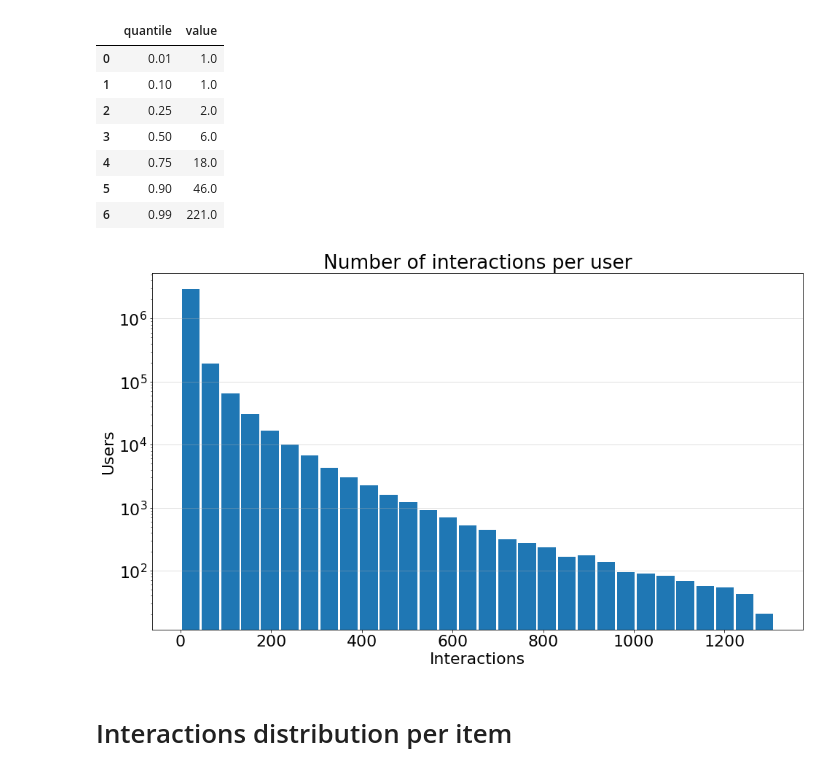
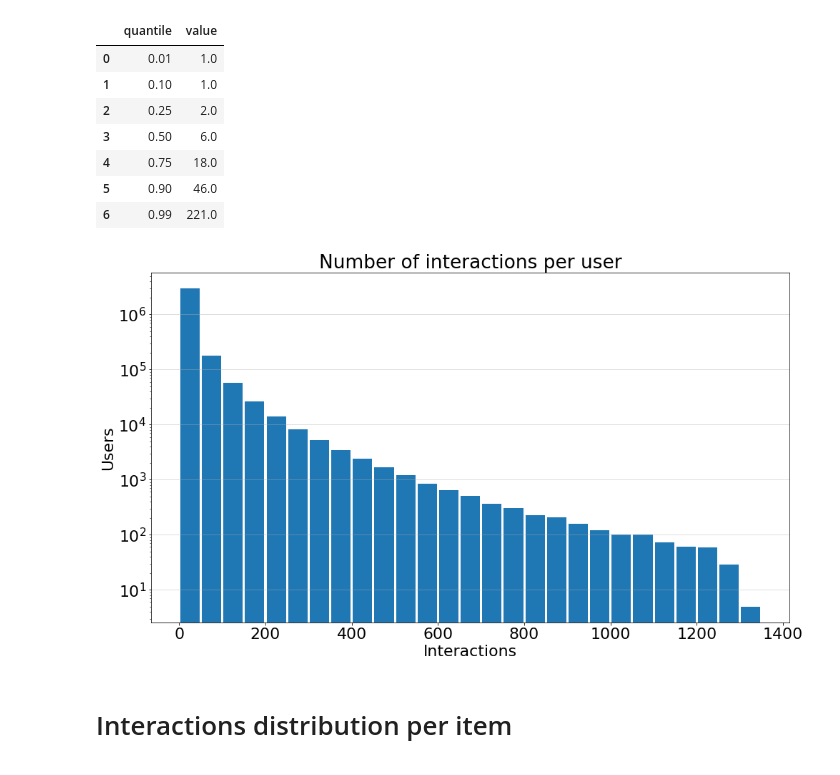
Before and after one commit to rob-kwiec/olx-jobs-recommendations, a Jupyter notebook: notebooks/data/analysis.ipynb, the cells around one changed output. Drawn from its saved outputs; the diff is of its cells as text; code cells hidden in the pictures.

Commit message:
data plots improvements

```diff
--- a/notebooks/data/analysis.ipynb
+++ b/notebooks/data/analysis.ipynb
@@ -92,18 +92,18 @@ Interactions distribution per user:
 | 5 | 0.90 | 46.0 |
 | 6 | 0.99 | 221.0 |
 # %%
-def plot_interactions_distribution(series, aggregation="user", ylabel="Users", bins=30):
+def plot_interactions_distribution(series, aggregation="user", ylabel="Users", bin_size=50):
     matplotlib.rcParams.update({"font.size": 22})
-    series.plot.hist(bins=bins, rwidth=0.9, logy=True, figsize=(16, 9))
+    series.plot.hist(bins=range(0, max(series)+bin_size, bin_size), rwidth=0.9, logy=True, figsize=(16, 9))
     plt.title(f"Number of interactions per {aggregation}")
     plt.xlabel("Interactions")
     plt.ylabel(ylabel)
     plt.grid(axis="y", alpha=0.5)
 
 
-plot_interactions_distribution(interactions_per_user, "user", "Users")
+plot_interactions_distribution(interactions_per_user, "user", "Users", bin_size=50)
 # %% [output]
-[figure, old version]
+[figure, new version]
 # %% [markdown]
 # Interactions distribution per item
 # %%
```
Also changed, not shown: parts of 2 cells of this notebook.
